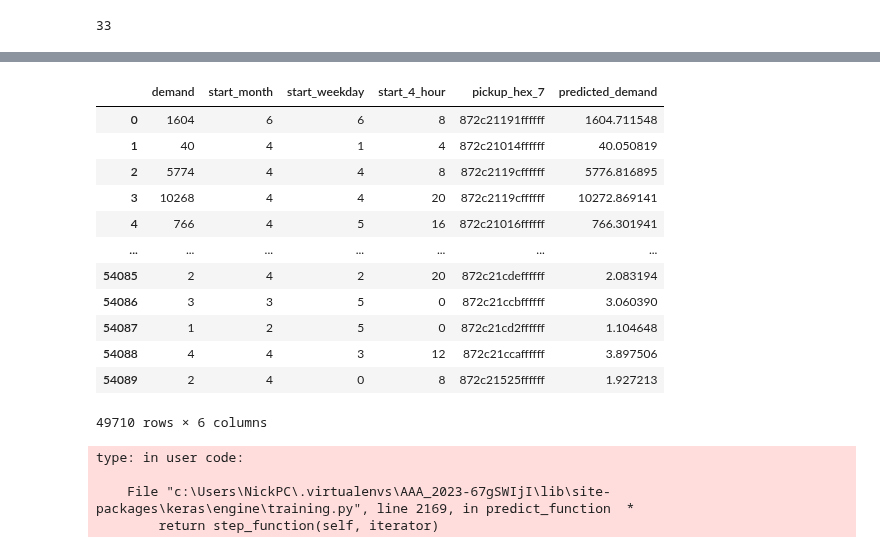
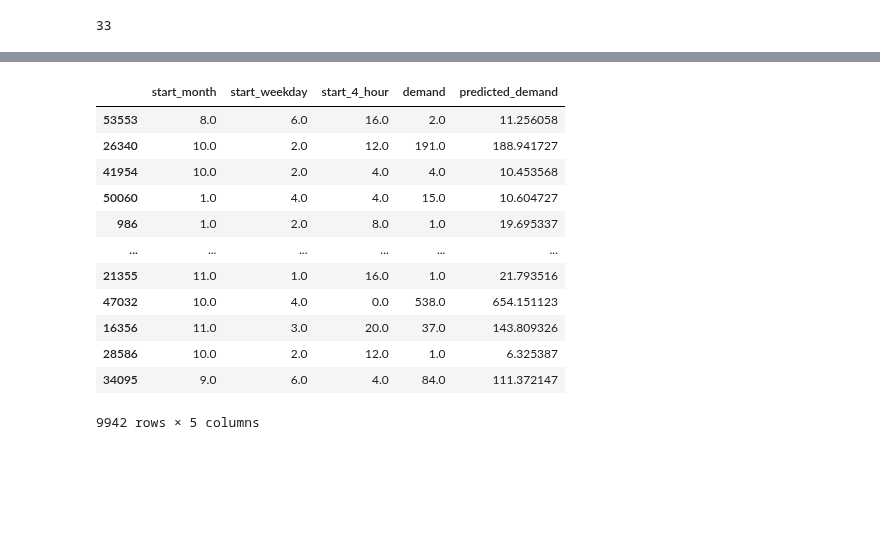
Before and after one commit to lniggemann/AAA_2023, a Jupyter notebook: 04_NN.ipynb, the cells around one changed output, grey strips where cells are left out. Cells and saved outputs as stored; diff of their text form; code cells hidden in the pictures; blank space fills up the shorter version.

```diff
--- a/04_NN.ipynb
+++ b/04_NN.ipynb
@@ -237,3 +273,3 @@ Mean Absolute Error: 204.49306252580178
 # %%
-example = X_test
+example = X_test.copy()
 example["demand"] = y_test
@@ -272,3 +276,3 @@ example
 # %%
-example["predicted_demand"] = model.predict(X_test)
+example["predicted_demand"] = model.predict(X_test_scaled)
 # %% [output]
@@ -279,31 +280,16 @@ type: in user code:
-# %%
-example
-# %% [output]
-|  | demand | start_month | start_weekday | start_4_hour | pickup_hex_7 | predicted_demand |
-| 0 | 1604 | 6 | 6 | 8 | 872c21191ffffff | 1604.711548 |
-| 1 | 40 | 4 | 1 | 4 | 872c21014ffffff | 40.050819 |
-| 2 | 5774 | 4 | 4 | 8 | 872c2119cffffff | 5776.816895 |
-| 3 | 10268 | 4 | 4 | 20 | 872c2119cffffff | 10272.869141 |
-| 4 | 766 | 4 | 5 | 16 | 872c21016ffffff | 766.301941 |
-| ... | ... | ... | ... | ... | ... | ... |
-| 54085 | 2 | 4 | 2 | 20 | 872c21cdeffffff | 2.083194 |
-| 54086 | 3 | 3 | 5 | 0 | 872c21ccbffffff | 3.060390 |
-| 54087 | 1 | 2 | 5 | 0 | 872c21cd2ffffff | 1.104648 |
-| 54088 | 4 | 4 | 3 | 12 | 872c21ccaffffff | 3.897506 |
-| 54089 | 2 | 4 | 0 | 8 | 872c21525ffffff | 1.927213 |
-49710 rows × 6 columns
-# %%
-# Use model.predict() to obtain predictions
-predictions = model.predict(demand_values_reshaped)
-
-
-# Assign the predictions to the 'predicted_demand' column
-df_with_predictions['predicted_demand'] = predictions
-
-# Display the DataFrame with the added 'predicted_demand' column
-print(df_with_predictions)
-# %% [output]
-type: in user code:
-
-    File "c:\Users\NickPC\.virtualenvs\AAA_2023-67gSWIjI\lib\site-packages\keras\engine\training.py", line 2169, in predict_function  *
-        return step_function(self, iterator)
+# %%
+example[["start_month", "start_weekday", "start_4_hour", "demand", "predicted_demand"]]
+# %% [output]
+|  | start_month | start_weekday | start_4_hour | demand | predicted_demand |
+| 53553 | 8.0 | 6.0 | 16.0 | 2.0 | 11.256058 |
+| 26340 | 10.0 | 2.0 | 12.0 | 191.0 | 188.941727 |
+| 41954 | 10.0 | 2.0 | 4.0 | 4.0 | 10.453568 |
+| 50060 | 1.0 | 4.0 | 4.0 | 15.0 | 10.604727 |
+| 986 | 1.0 | 2.0 | 8.0 | 1.0 | 19.695337 |
+| ... | ... | ... | ... | ... | ... |
+| 21355 | 11.0 | 1.0 | 16.0 | 1.0 | 21.793516 |
+| 47032 | 10.0 | 4.0 | 0.0 | 538.0 | 654.151123 |
+| 16356 | 11.0 | 3.0 | 20.0 | 37.0 | 143.809326 |
+| 28586 | 10.0 | 2.0 | 12.0 | 1.0 | 6.325387 |
+| 34095 | 9.0 | 6.0 | 4.0 | 84.0 | 111.372147 |
+9942 rows × 5 columns
```
Also changed, not shown: parts of 12 cells of this notebook.
